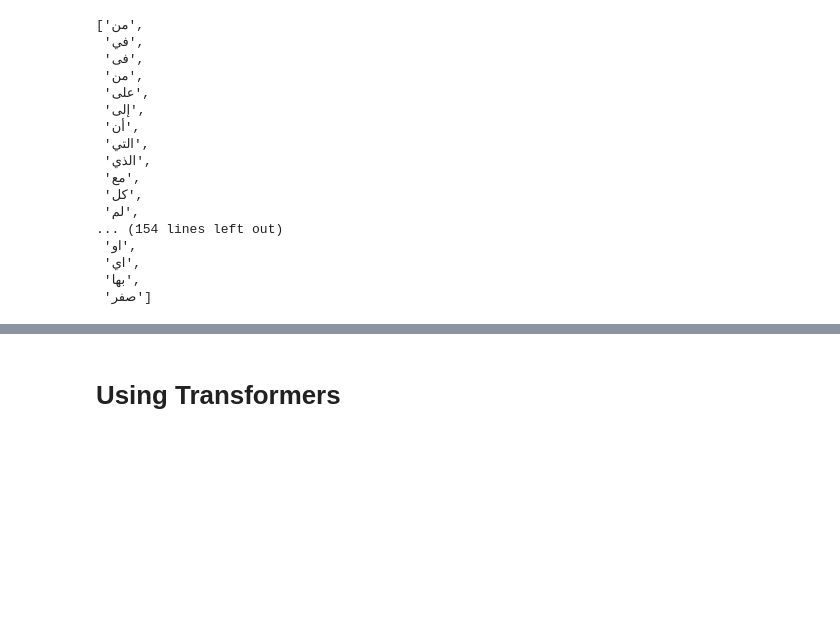
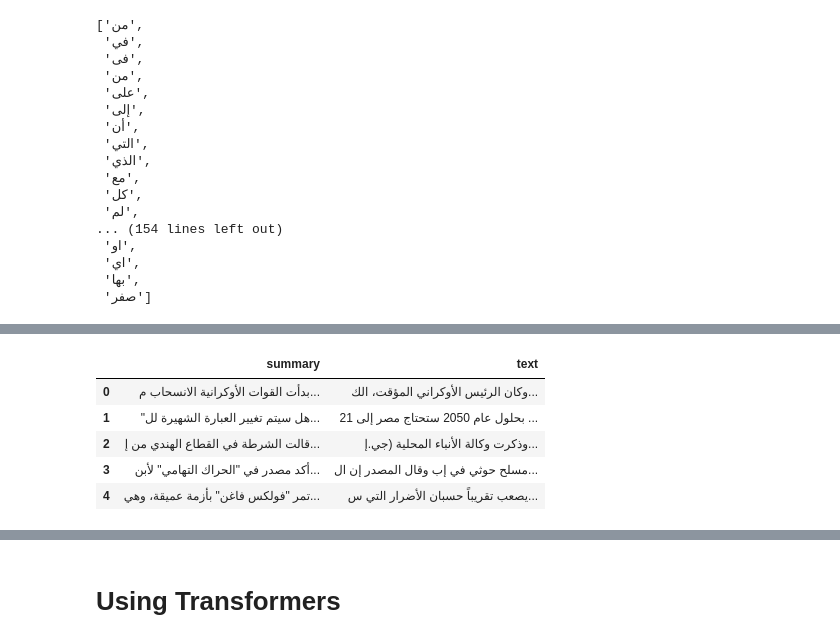
Before and after one commit to Mohieldin-Hammad/Arabic-Text-Summarization, a Jupyter notebook: text_summaraization.ipynb, the cells around one changed output, grey strips where cells are left out. Saved outputs shown, nothing was run; the diff lists cells and outputs as text; code cells hidden in the pictures; blank space fills up the shorter version.

```diff
--- a/text_summaraization.ipynb
+++ b/text_summaraization.ipynb
@@ -279,0 +443,6 @@ stop_words
+# %%
+def filterDataframeByKeywords(df, column_name, search_keywords):
+    df['Match'] = df[column_name].apply(lambda x: is_any_word_in_text(search_keywords, x))
+    filtered_df = df[df['Match']]
+    filtered_df = filtered_df.drop(["Match"], axis=1).reset_index(drop=True)
+    return filtered_df
@@ -279,0 +561,10 @@ stop_words
+# %%
+df_xlsum_filtered = filterDataframeByKeywords(df_xlsum_merged, "summary", keywords_list)
+df_xlsum_filtered.head()
+# %% [output]
+|  | summary | text |
+| 0 | بدأت القوات الأوكرانية الانسحاب م... | وكان الرئيس الأوكراني المؤقت، الك... |
+| 1 | "هل سيتم تغيير العبارة الشهيرة لل... | بحلول عام 2050 ستحتاج مصر إلى 21 ... |
+| 2 | قالت الشرطة في القطاع الهندي من إ... | وذكرت وكالة الأنباء المحلية (جي.إ... |
+| 3 | أكد مصدر في "الحراك التهامي" لأبن... | مسلح حوثي في إب وقال المصدر إن ال... |
+| 4 | تمر "فولكس فاغن" بأزمة عميقة، وهي... | يصعب تقريباً حسبان الأضرار التي س... |
```
Also changed, not shown: parts of 33 cells of this notebook, 1 other file.
